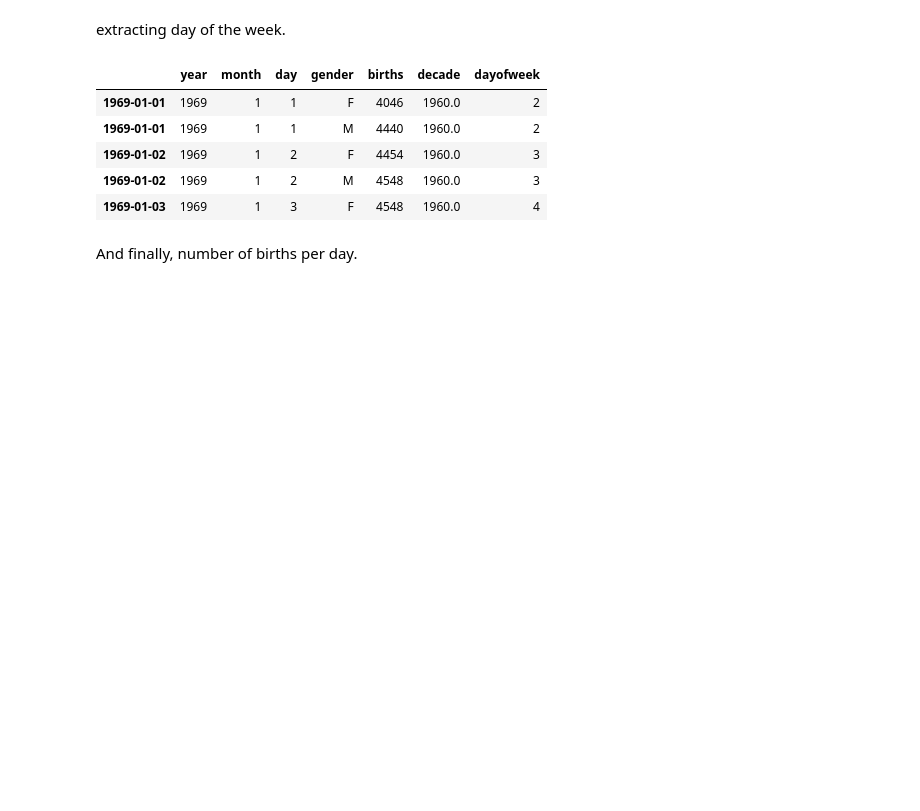
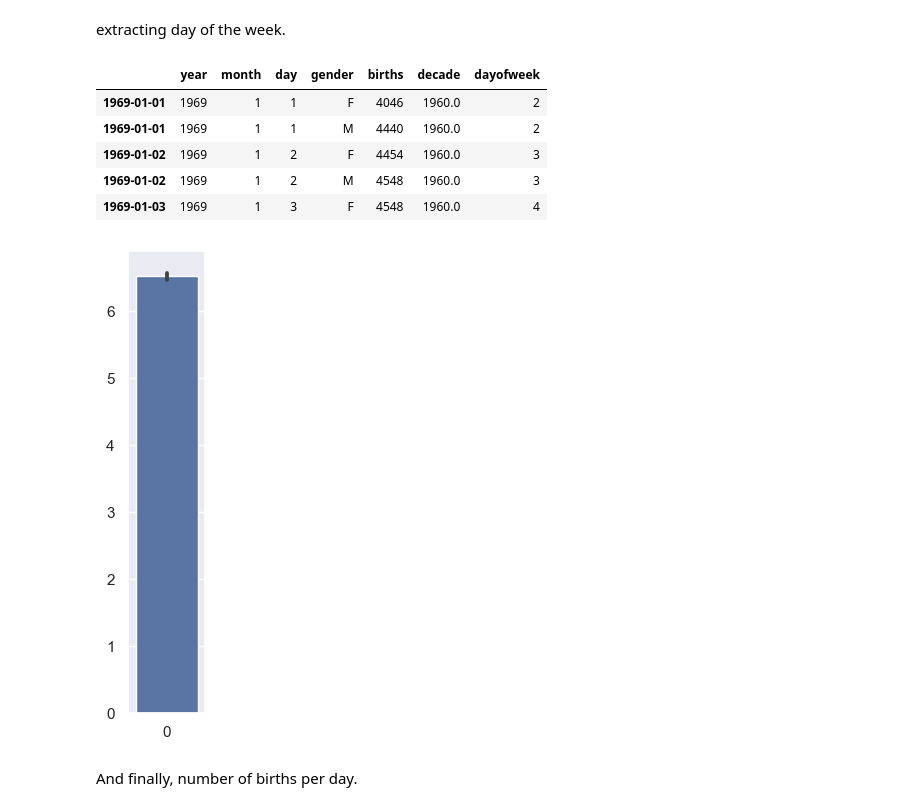
Before and after one commit to TheVhd/MachineLearning, a Jupyter notebook: BootCamp Samples/DataAnlyticsPractice.ipynb, the cells around one changed output. Saved outputs shown, nothing was run; the diff lists cells and outputs as text; code cells hidden in the pictures; blank space fills up the shorter version.

```diff
--- a/BootCamp Samples/DataAnlyticsPractice.ipynb
+++ b/BootCamp Samples/DataAnlyticsPractice.ipynb
@@ -135,6 +135,13 @@ births.head()
 | 1969-01-02 | 1969 | 1 | 2 | F | 4454 | 1960.0 | 3 |
 | 1969-01-02 | 1969 | 1 | 2 | M | 4548 | 1960.0 | 3 |
 | 1969-01-03 | 1969 | 1 | 3 | F | 4548 | 1960.0 | 4 |
+# %%
+plt.figure(figsize=(1,6))
+sns.barplot(births.month)
+#sns.countplot(births.decade)
+plt.show()
+# %% [output]
+[figure, added]
 # %% [markdown]
 And finally, number of births per day.
 # %%
```
Also changed, not shown: 6 other files.
